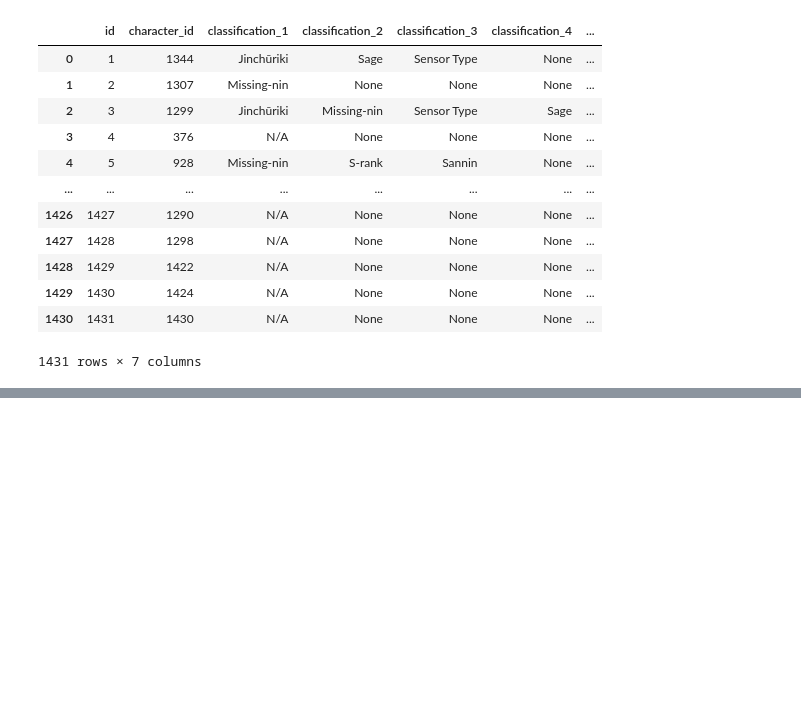
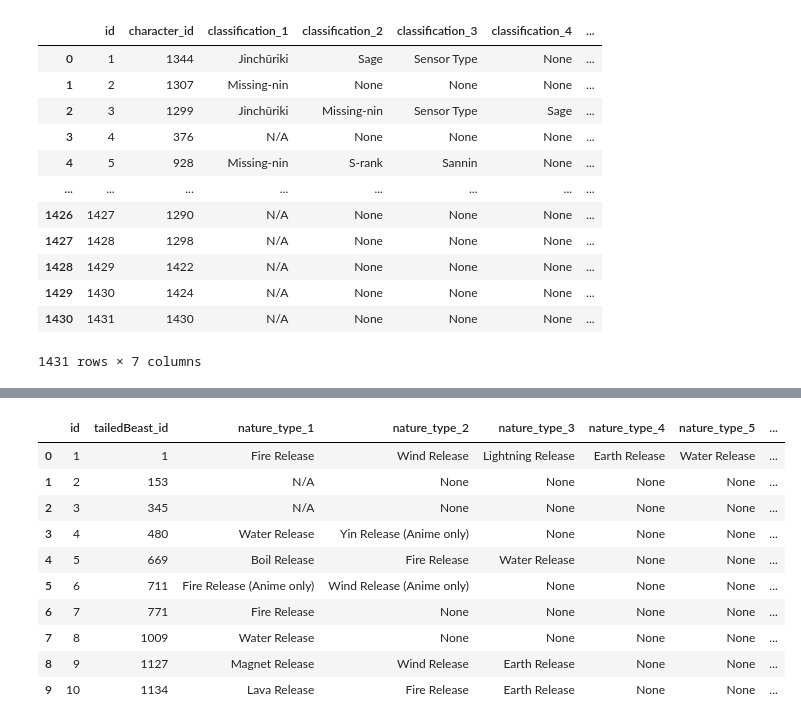
Before and after one commit to tmich1997/naruto-api-data, a Jupyter notebook: naruto_api_data/naruto_api_extraction.ipynb, the cells around one changed output, grey strips where cells are left out. Saved outputs shown, nothing was run; the diff lists cells and outputs as text; code cells hidden in the pictures; blank space fills up the shorter version.

```diff
--- a/naruto_api_data/naruto_api_extraction.ipynb
+++ b/naruto_api_data/naruto_api_extraction.ipynb
@@ -506,0 +545,8 @@ df_tailed_beasts_info
+# %%
+df_tailed_beast_natureType = pd.DataFrame({
+    "tailedBeast_id": tb_ids,
+    "nature_type": tb_nature_type,
+
+})
+
+df_tailed_beast_natureType
@@ -506,0 +565,11 @@ df_tailed_beasts_info
+# %%
+df_tailed_beast_natureType['nature_type'] = df_tailed_beast_natureType['nature_type'].apply(lambda x: x if isinstance(x, list) else [x])
+
+max_tailed_beast_nature_type = df_tailed_beast_natureType['nature_type'].apply(len).max()
+
+for i in range(max_tailed_beast_nature_type):
+    df_tailed_beast_natureType[f"nature_type_{i+1}"] = df_tailed_beast_natureType['nature_type'].apply(lambda x: x[i] if len(x) > i else None)
+
+df_tailed_beast_natureType.drop('nature_type', axis = 1, inplace=True)
+
+df_tailed_beast_natureType
@@ -506,0 +588,20 @@ df_tailed_beasts_info
+# %%
+df_tailed_beast_natureType['id'] = range(1, len(df_tailed_beast_natureType) + 1)
+
+cols = df_tailed_beast_natureType.columns.tolist()
+cols = ['id'] + [col for col in cols if col != 'id']
+df_tailed_beast_natureType = df_tailed_beast_natureType[cols]
+
+df_tailed_beast_natureType
+# %% [output]
+|  | id | tailedBeast_id | nature_type_1 | nature_type_2 | nature_type_3 | nature_type_4 | nature_type_5 | ... |
+| 0 | 1 | 1 | Fire Release | Wind Release | Lightning Release | Earth Release | Water Release | ... |
+| 1 | 2 | 153 | N/A | None | None | None | None | ... |
+| 2 | 3 | 345 | N/A | None | None | None | None | ... |
+| 3 | 4 | 480 | Water Release | Yin Release (Anime only) | None | None | None | ... |
+| 4 | 5 | 669 | Boil Release | Fire Release | Water Release | None | None | ... |
+| 5 | 6 | 711 | Fire Release (Anime only) | Wind Release (Anime only) | None | None | None | ... |
+| 6 | 7 | 771 | Fire Release | None | None | None | None | ... |
+| 7 | 8 | 1009 | Water Release | None | None | None | None | ... |
+| 8 | 9 | 1127 | Magnet Release | Wind Release | Earth Release | None | None | ... |
+| 9 | 10 | 1134 | Lava Release | Fire Release | Earth Release | None | None | ... |
```
Also changed, not shown: parts of 21 cells of this notebook, 7 other files.
